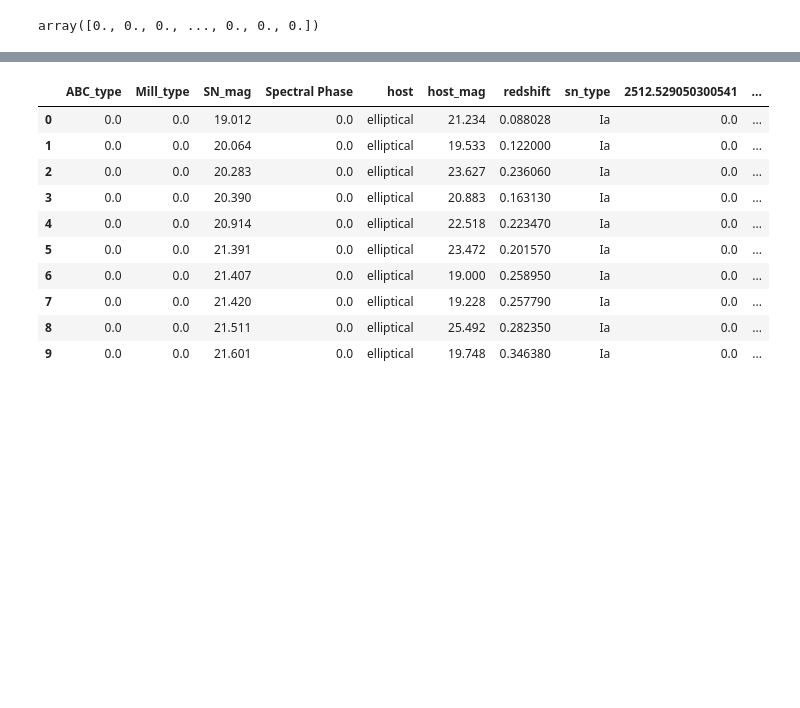
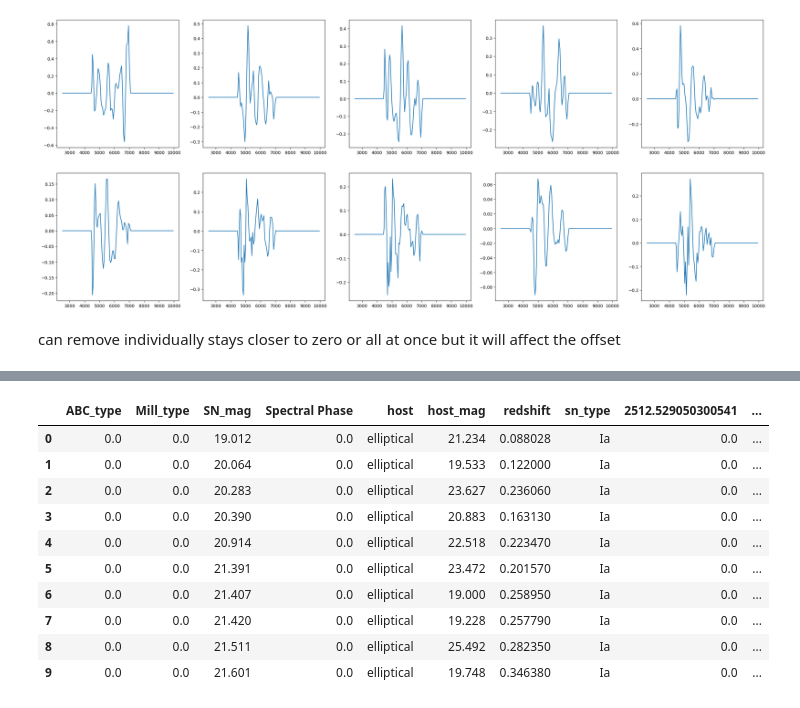
Before and after one commit to Ajb2307/Milligan_ABC-SN, a Jupyter notebook: Processing_function.ipynb, the cells around one changed output, grey strips where cells are left out. Saved outputs shown, nothing was run; the diff lists cells and outputs as text; code cells hidden in the pictures; blank space fills up the shorter version.

```diff
--- a/Processing_function.ipynb
+++ b/Processing_function.ipynb
@@ -196,4 +326,0 @@ Wall time: 21min 34s
-# %%
-mean_zero(flux[0])[0]
-# %% [output]
-array([0., 0., 0., ..., 0., 0., 0.])
@@ -199,0 +332,10 @@ array([0., 0., 0., ..., 0., 0., 0.])
+# %%
+fig, axes = plt.subplots(nrows=2, ncols=5, figsize=(30, 12))
+# Flatten the 2D array of axes to easily iterate through all 10 plots sequentially
+axes = axes.flatten()
+for i in range(10):
+    axes[i].plot(wvl_degraded[0], fluxes_degraded[i])
+# %% [output]
+[figure, added]
+# %% [markdown]
+can remove individually stays closer to zero or all at once but it will affect the offset
```
Also changed, not shown: parts of 19 cells of this notebook, 1 other file.
